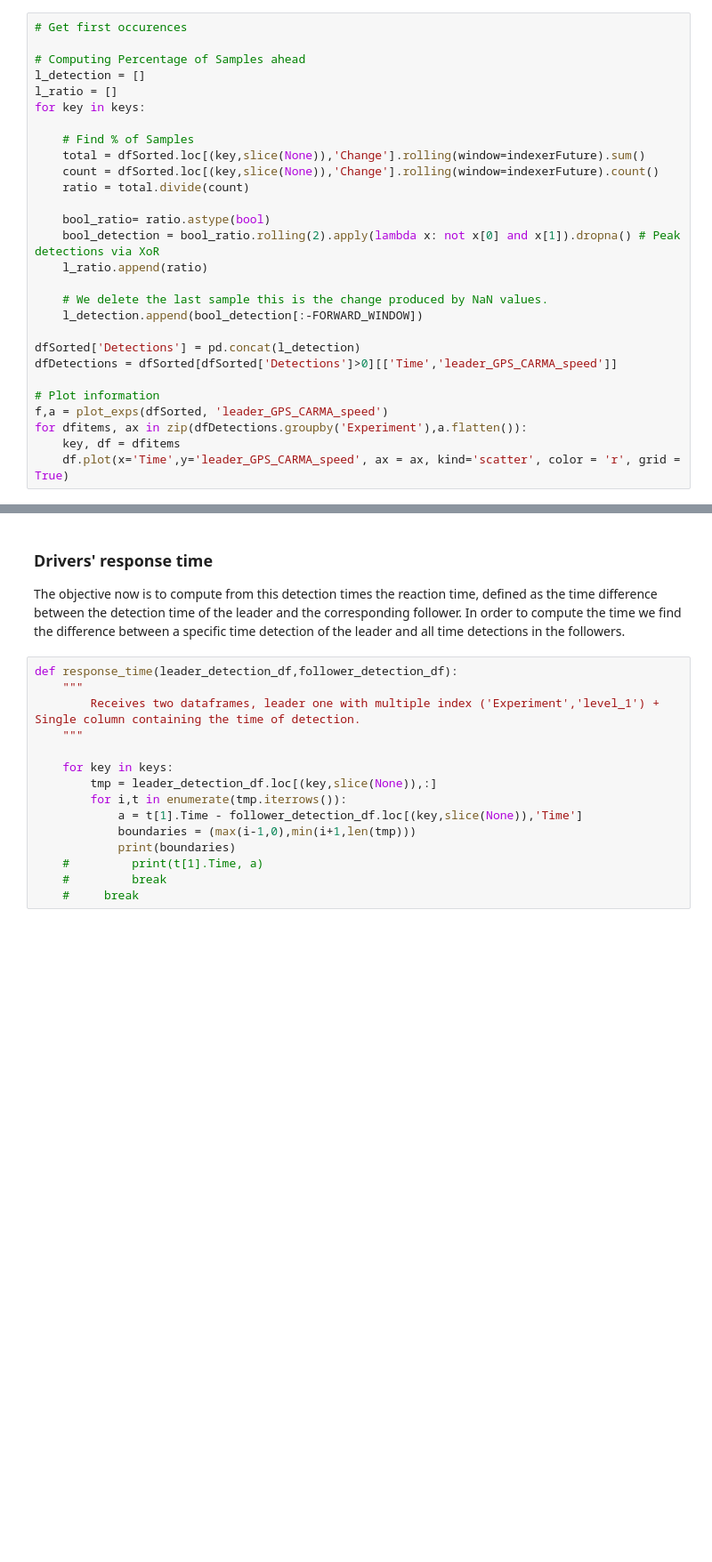
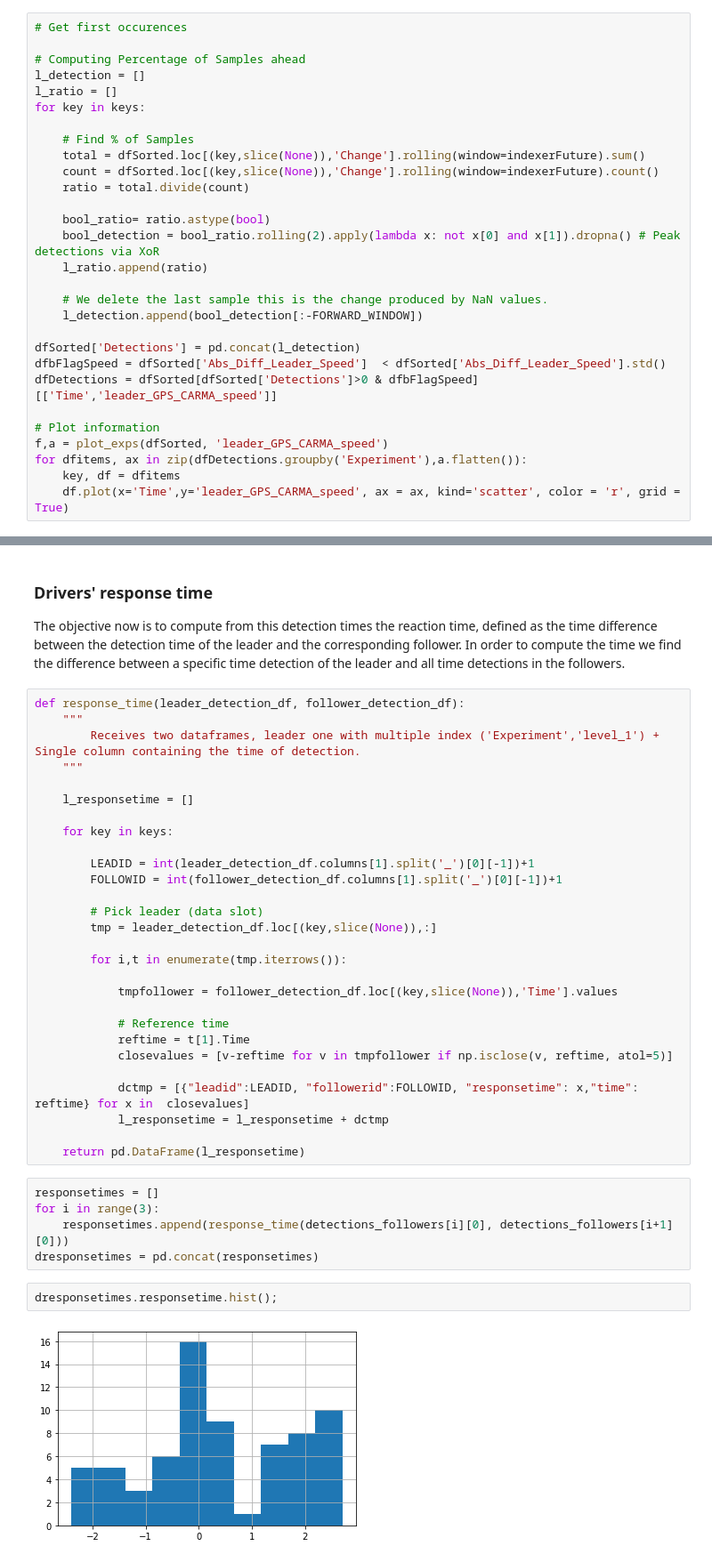
Before and after one commit to licit-lab/vrt_analysis, a Jupyter notebook: TF-AnalysisResponseTime.ipynb, the cells around one changed output, grey strips where cells are left out. Shown at 89% size. Cells and saved outputs as stored; diff of their text form; blank space fills up the shorter version.

Commit message:
Adding data + response time

```diff
--- a/TF-AnalysisResponseTime.ipynb
+++ b/TF-AnalysisResponseTime.ipynb
@@ -195,7 +211,8 @@ for key in keys:
     l_detection.append(bool_detection[:-FORWARD_WINDOW])
 
 dfSorted['Detections'] = pd.concat(l_detection)
-dfDetections = dfSorted[dfSorted['Detections']>0][['Time','leader_GPS_CARMA_speed']]
+dfbFlagSpeed = dfSorted['Abs_Diff_Leader_Speed']  < dfSorted['Abs_Diff_Leader_Speed'].std()
+dfDetections = dfSorted[dfSorted['Detections']>0 & dfbFlagSpeed][['Time','leader_GPS_CARMA_speed']]
 
 # Plot information
 f,a = plot_exps(dfSorted, 'leader_GPS_CARMA_speed')
@@ -399,17 +435,39 @@ for follower,detection_follower in zip(followers,detections_followers):
 
 The objective now is to compute from this detection times the reaction time, defined as the time difference between the detection time of the leader and the corresponding follower. In order to compute the time we find the difference between a specific time detection of the leader and all time detections in the followers.
 # %%
-def response_time(leader_detection_df,follower_detection_df):
+def response_time(leader_detection_df, follower_detection_df):
     """
         Receives two dataframes, leader one with multiple index ('Experiment','level_1') + Single column containing the time of detection.
     """
 
+    l_responsetime = []
+
     for key in keys:
+
+        LEADID = int(leader_detection_df.columns[1].split('_')[0][-1])+1
+        FOLLOWID = int(follower_detection_df.columns[1].split('_')[0][-1])+1
+
+        # Pick leader (data slot)
         tmp = leader_detection_df.loc[(key,slice(None)),:]
+
         for i,t in enumerate(tmp.iterrows()):
-            a = t[1].Time - follower_detection_df.loc[(key,slice(None)),'Time']
-            boundaries = (max(i-1,0),min(i+1,len(tmp)))
-            print(boundaries)
-    #         print(t[1].Time, a)
-    #         break
-    #     break
+
+            tmpfollower = follower_detection_df.loc[(key,slice(None)),'Time'].values
+
+            # Reference time
+            reftime = t[1].Time
+            closevalues = [v-reftime for v in tmpfollower if np.isclose(v, reftime, atol=5)]
+
+            dctmp = [{"leadid":LEADID, "followerid":FOLLOWID, "responsetime": x,"time": reftime} for x in  closevalues]
+            l_responsetime = l_responsetime + dctmp
+
+    return pd.DataFrame(l_responsetime)
+# %%
+responsetimes = []
+for i in range(3):
+    responsetimes.append(response_time(detections_followers[i][0], detections_followers[i+1][0]))
+dresponsetimes = pd.concat(responsetimes)
+# %%
+dresponsetimes.responsetime.hist();
+# %% [output]
+[figure, added]
```
Also changed, not shown: parts of 3 cells of this notebook, 2 other files.
